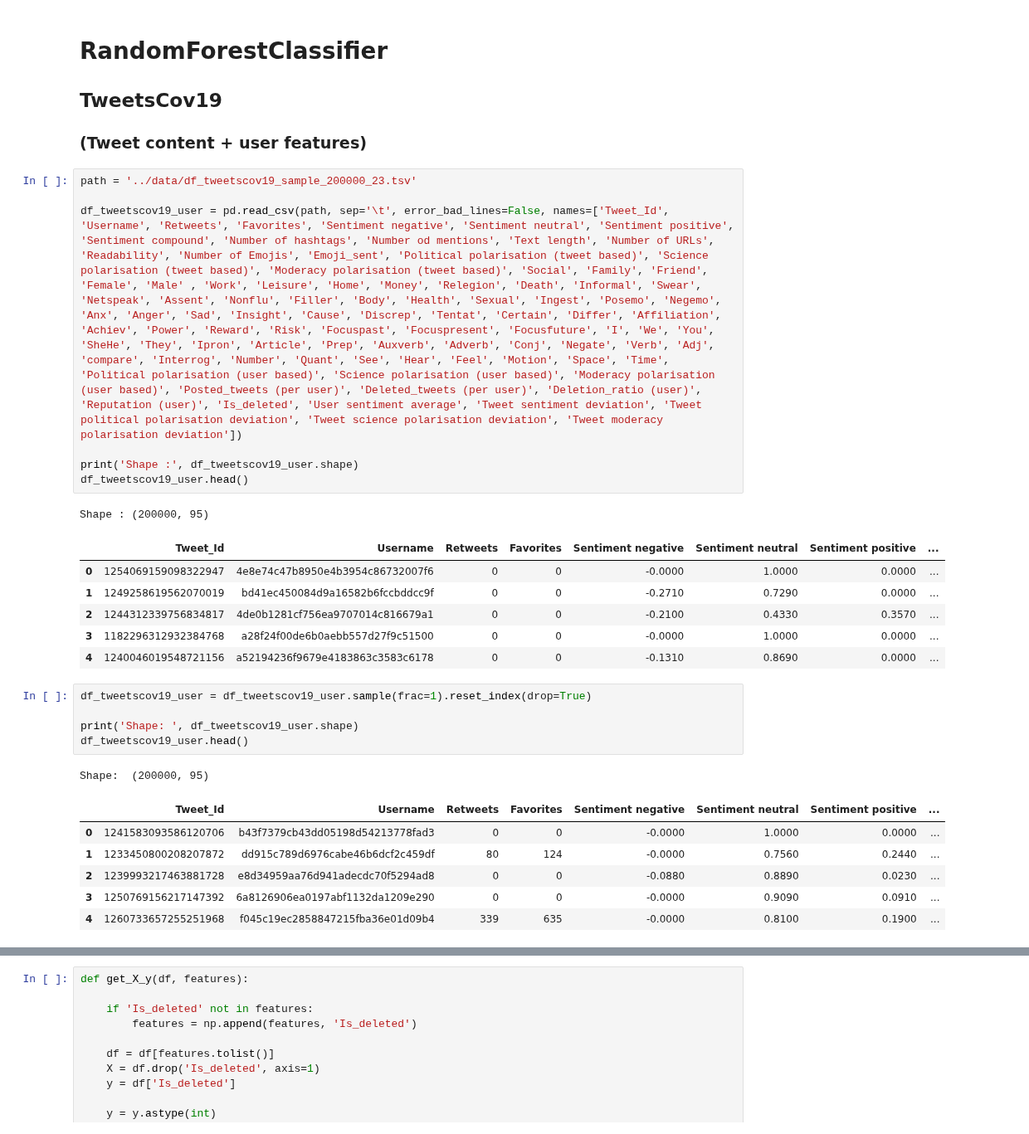
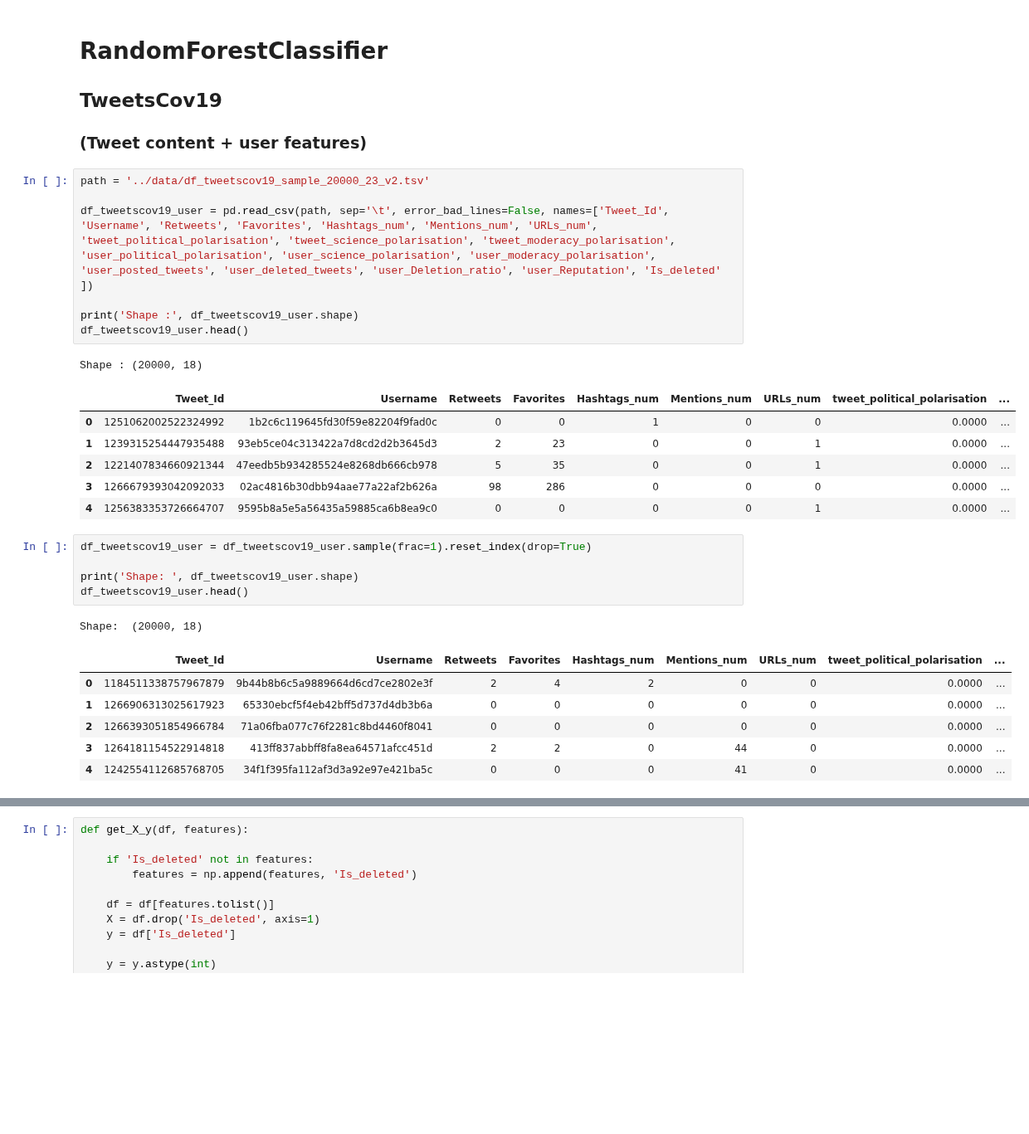
Before and after one commit to MoSamani/Deleted-Tweets, a Jupyter notebook: classifiers/RandomForest_Classifier_(quantile).ipynb, the cells around one changed output, grey strips where cells are left out. Shown at 83% size. Cells and saved outputs as stored; diff of their text form; blank space fills up the shorter version.

```diff
--- a/classifiers/RandomForest_Classifier_(quantile).ipynb
+++ b/classifiers/RandomForest_Classifier_(quantile).ipynb
@@ -52,33 +52,33 @@ from sklearn.metrics import f1_score
 ## TweetsCov19
 ### (Tweet content + user features)
 # %%
-path = '../data/df_tweetscov19_sample_200000_23.tsv'
+path = '../data/df_tweetscov19_sample_20000_23_v2.tsv'
 
-df_tweetscov19_user = pd.read_csv(path, sep='\t', error_bad_lines=False, names=['Tweet_Id', 'Username', 'Retweets', 'Favorites', 'Sentiment negative', 'Sentiment neutral', 'Sentiment positive', 'Sentiment compound', 'Number of hashtags', 'Number od mentions', 'Text length', 'Number of URLs', 'Readability', 'Number of Emojis', 'Emoji_sent', 'Political polarisation (tweet based)', 'Science polarisation (tweet based)', 'Moderacy polarisation (tweet based)', 'Social', 'Family', 'Friend', 'Female', 'Male' , 'Work', 'Leisure', 'Home', 'Money', 'Relegion', 'Death', 'Informal', 'Swear', 'Netspeak', 'Assent', 'Nonflu', 'Filler', 'Body', 'Health', 'Sexual', 'Ingest', 'Posemo', 'Negemo', 'Anx', 'Anger', 'Sad', 'Insight', 'Cause', 'Discrep', 'Tentat', 'Certain', 'Differ', 'Affiliation', 'Achiev', 'Power', 'Reward', 'Risk', 'Focuspast', 'Focuspresent', 'Focusfuture', 'I', 'We', 'You', 'SheHe', 'They', 'Ipron', 'Article', 'Prep', 'Auxverb', 'Adverb', 'Conj', 'Negate', 'Verb', 'Adj', 'compare', 'Interrog', 'Number', 'Quant', 'See', 'Hear', 'Feel', 'Motion', 'Space', 'Time', 'Political polarisation (user based)', 'Science polarisation (user based)', 'Moderacy polarisation (user based)', 'Posted_tweets (per user)', 'Deleted_tweets (per user)', 'Deletion_ratio (user)', 'Reputation (user)', 'Is_deleted', 'User sentiment average', 'Tweet sentiment deviation', 'Tweet political polarisation deviation', 'Tweet science polarisation deviation', 'Tweet moderacy polarisation deviation'])
+df_tweetscov19_user = pd.read_csv(path, sep='\t', error_bad_lines=False, names=['Tweet_Id', 'Username', 'Retweets', 'Favorites', 'Hashtags_num', 'Mentions_num', 'URLs_num', 'tweet_political_polarisation', 'tweet_science_polarisation', 'tweet_moderacy_polarisation', 'user_political_polarisation', 'user_science_polarisation', 'user_moderacy_polarisation', 'user_posted_tweets', 'user_deleted_tweets', 'user_Deletion_ratio', 'user_Reputation', 'Is_deleted' ])
 
 print('Shape :', df_tweetscov19_user.shape)
 df_tweetscov19_user.head()
 # %% [output]
-Shape : (200000, 95)
+Shape : (20000, 18)
-|  | Tweet_Id | Username | Retweets | Favorites | Sentiment negative | Sentiment neutral | Sentiment positive | ... |
-| 0 | 1254069159098322947 | 4e8e74c47b8950e4b3954c86732007f6 | 0 | 0 | -0.0000 | 1.0000 | 0.0000 | ... |
-| 1 | 1249258619562070019 | bd41ec450084d9a16582b6fccbddcc9f | 0 | 0 | -0.2710 | 0.7290 | 0.0000 | ... |
-| 2 | 1244312339756834817 | 4de0b1281cf756ea9707014c816679a1 | 0 | 0 | -0.2100 | 0.4330 | 0.3570 | ... |
-| 3 | 1182296312932384768 | a28f24f00de6b0aebb557d27f9c51500 | 0 | 0 | -0.0000 | 1.0000 | 0.0000 | ... |
-| 4 | 1240046019548721156 | a52194236f9679e4183863c3583c6178 | 0 | 0 | -0.1310 | 0.8690 | 0.0000 | ... |
+|  | Tweet_Id | Username | Retweets | Favorites | Hashtags_num | Mentions_num | URLs_num | tweet_political_polarisation | ... |
+| 0 | 1251062002522324992 | 1b2c6c119645fd30f59e82204f9fad0c | 0 | 0 | 1 | 0 | 0 | 0.0000 | ... |
+| 1 | 1239315254447935488 | 93eb5ce04c313422a7d8cd2d2b3645d3 | 2 | 23 | 0 | 0 | 1 | 0.0000 | ... |
+| 2 | 1221407834660921344 | 47eedb5b934285524e8268db666cb978 | 5 | 35 | 0 | 0 | 1 | 0.0000 | ... |
+| 3 | 1266679393042092033 | 02ac4816b30dbb94aae77a22af2b626a | 98 | 286 | 0 | 0 | 0 | 0.0000 | ... |
+| 4 | 1256383353726664707 | 9595b8a5e5a56435a59885ca6b8ea9c0 | 0 | 0 | 0 | 0 | 1 | 0.0000 | ... |
 # %%
 df_tweetscov19_user = df_tweetscov19_user.sample(frac=1).reset_index(drop=True)
 
 print('Shape: ', df_tweetscov19_user.shape)
 df_tweetscov19_user.head()
 # %% [output]
-Shape:  (200000, 95)
+Shape:  (20000, 18)
-|  | Tweet_Id | Username | Retweets | Favorites | Sentiment negative | Sentiment neutral | Sentiment positive | ... |
-| 0 | 1241583093586120706 | b43f7379cb43dd05198d54213778fad3 | 0 | 0 | -0.0000 | 1.0000 | 0.0000 | ... |
-| 1 | 1233450800208207872 | dd915c789d6976cabe46b6dcf2c459df | 80 | 124 | -0.0000 | 0.7560 | 0.2440 | ... |
-| 2 | 1239993217463881728 | e8d34959aa76d941adecdc70f5294ad8 | 0 | 0 | -0.0880 | 0.8890 | 0.0230 | ... |
-| 3 | 1250769156217147392 | 6a8126906ea0197abf1132da1209e290 | 0 | 0 | -0.0000 | 0.9090 | 0.0910 | ... |
-| 4 | 1260733657255251968 | f045c19ec2858847215fba36e01d09b4 | 339 | 635 | -0.0000 | 0.8100 | 0.1900 | ... |
+|  | Tweet_Id | Username | Retweets | Favorites | Hashtags_num | Mentions_num | URLs_num | tweet_political_polarisation | ... |
+| 0 | 1184511338757967879 | 9b44b8b6c5a9889664d6cd7ce2802e3f | 2 | 4 | 2 | 0 | 0 | 0.0000 | ... |
+| 1 | 1266906313025617923 | 65330ebcf5f4eb42bff5d737d4db3b6a | 0 | 0 | 0 | 0 | 0 | 0.0000 | ... |
+| 2 | 1266393051854966784 | 71a06fba077c76f2281c8bd4460f8041 | 0 | 0 | 0 | 0 | 0 | 0.0000 | ... |
+| 3 | 1264181154522914818 | 413ff837abbff8fa8ea64571afcc451d | 2 | 2 | 0 | 44 | 0 | 0.0000 | ... |
+| 4 | 1242554112685768705 | 34f1f395fa112af3d3a92e97e421ba5c | 0 | 0 | 0 | 41 | 0 | 0.0000 | ... |
 # %%
 features = df_tweetscov19_user.columns
 features
```
Also changed, not shown: parts of 49 cells of this notebook, 11 other files.
